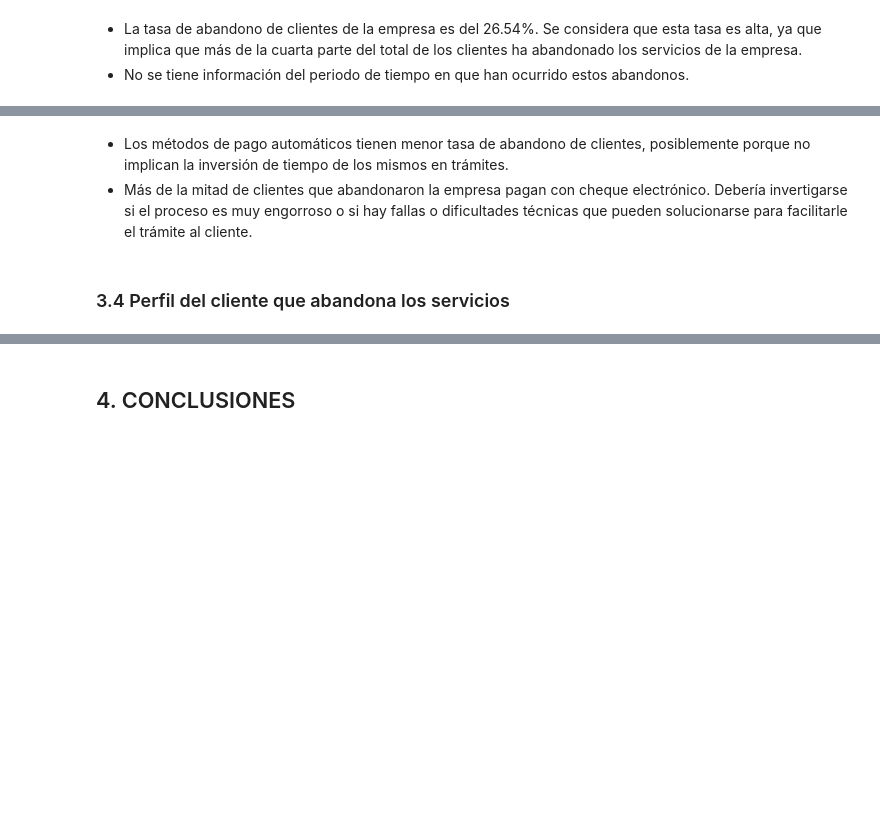
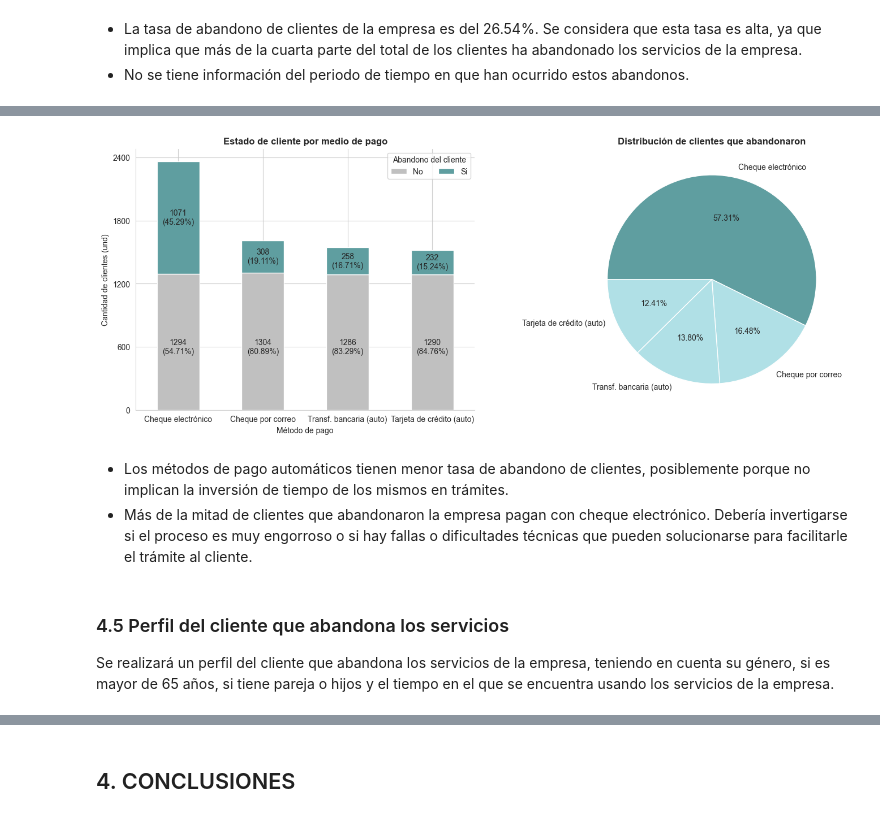
Before and after one commit to ecordovag/telecomx, a Jupyter notebook: telecom_x.ipynb, the cells around one changed output, grey strips where cells are left out. Drawn from its saved outputs; the diff is of its cells as text; code cells hidden in the pictures; blank space fills up the shorter version.

```diff
--- a/telecom_x.ipynb
+++ b/telecom_x.ipynb
@@ -711,5 +689,70 @@ plt.show()
+# %%
+# Creación de dataframe para gráfico de barras apiladas
+df_abandono_pago1 = df_abandono_pago.drop(labels=['%_abandono_total', '%_abandono_metodo'], axis=1)
+# %%
+# Realizar las gráficas
+
+# Estilo de la gráfica
+sns.set_style('whitegrid')
+
+# Creación del lienzo con 2 gráficas
+fig, (ax1, ax2) = plt.subplots(nrows=1, ncols=2, figsize=(17,6))
+
+
+# Realizar la gráfica de barras apiladas
+df_abandono_pago1.plot(kind='bar', stacked=True, color=['silver', 'cadetblue'], ax=ax1)
+
+# Configurar el título y los ejes
+ax1.set_title('Estado de cliente por medio de pago', weight='bold')
+ax1.set_ylabel('Cantidad de clientes (und)')
+ax1.set_yticks([0, 600, 1200, 1800, 2400])
+ax1.tick_params(axis='x', labelrotation=0)
+
+# Obtención y configuración de los spines
+ax1.spines['right'].set_visible(False)
+ax1.spines['top'].set_visible(False)
+
+# Anotaciones
+# Valores de las barras
+for i in range(4):
+    ax1.text(x=i,
+            y=600,
+            s=f'{df_abandono_pago['No'].iloc[i]}\n({round(100 - df_abandono_pago['%_abandono_metodo'].iloc[i], 2)}%)',
+            ha='center',
+            va='center'
+            )
+
+for i in range(4):
+    ax1.text(x=i,
+            y=df_abandono_pago1['No'].iloc[i] + (df_abandono_pago1['Si'].iloc[i]/2),
+            s=f'{df_abandono_pago['Si'].iloc[i]}\n({df_abandono_pago['%_abandono_metodo'].iloc[i]}%)',
+            ha='center',
+            va='center'
+            )
+
+# Configuración de la leyenda
+ax1.legend(title='Abandono del cliente',loc='upper right', ncol=2)
+
+
+# Gráfico de torta
+colores= []
+for indice in df_abandono_pago.index:
+    if indice == 'Cheque electrónico':
+        colores.append('cadetblue')
+    else:
+        colores.append('powderblue')
+
+ax2.pie(df_abandono_pago['%_abandono_total'], labels=df_abandono_pago.index, autopct='%1.2f%%', colors=colores, counterclock=False, startangle=180)
+
+ax2.set_title('Distribución de clientes que abandonaron', weight='bold')
+
+
+plt.show()
+# %% [output]
+[figure, added]
 # %% [markdown]
 - Los métodos de pago automáticos tienen menor tasa de abandono de clientes, posiblemente porque no implican la inversión de tiempo de los mismos en trámites.
 - Más de la mitad de clientes que abandonaron la empresa pagan con cheque electrónico. Debería invertigarse si el proceso es muy engorroso o si hay fallas o dificultades técnicas que pueden solucionarse para facilitarle el trámite al cliente.
 # %% [markdown]
-### 3.4 Perfil del cliente que abandona los servicios
+### 4.5 Perfil del cliente que abandona los servicios
+Se realizará un perfil del cliente que abandona los servicios de la empresa, teniendo en cuenta su género, si es mayor de 65 años, si tiene pareja o hijos y el tiempo en el que se encuentra usando los servicios de la empresa.
```
Also changed, not shown: parts of 24 cells of this notebook.
